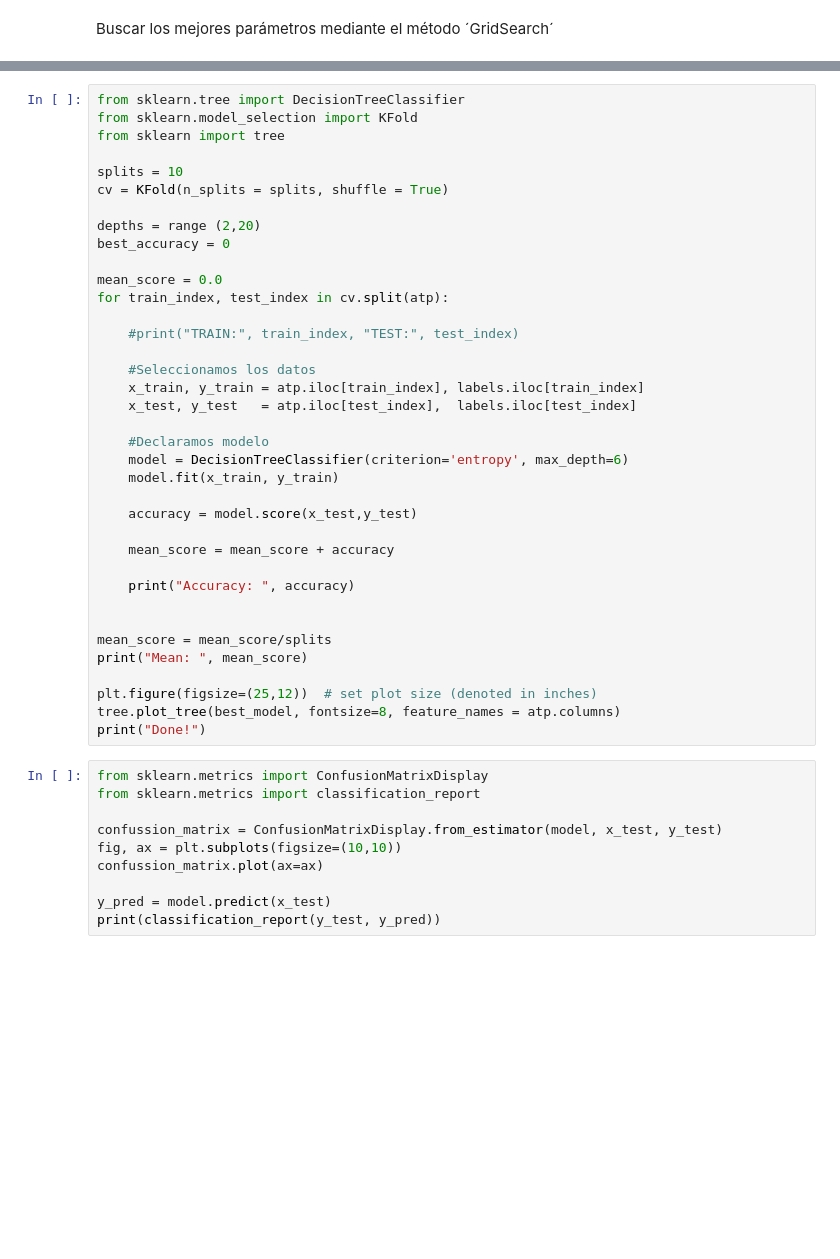
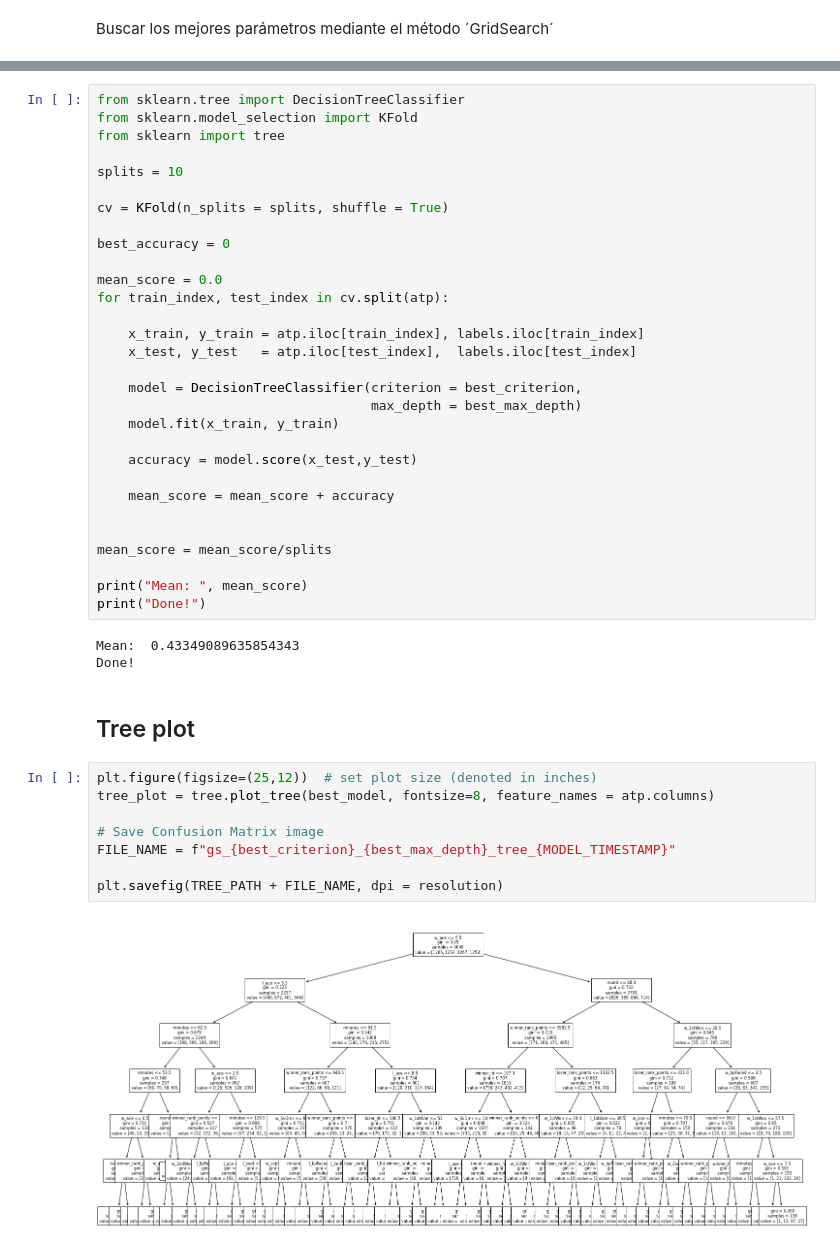
Before and after one commit to luperezsal/DM-Classification-Tree, a Jupyter notebook: Main.ipynb, the cells around one changed output, grey strips where cells are left out. Cells and saved outputs as stored; diff of their text form; blank space fills up the shorter version.

Commit message:
[REFACTOR] Save results from GridSearch and gitignore initialize

```diff
--- a/Main.ipynb
+++ b/Main.ipynb
@@ -327,44 +332,42 @@ from sklearn.model_selection import KFold
 from sklearn import tree
 
 splits = 10
+
 cv = KFold(n_splits = splits, shuffle = True)
 
-depths = range (2,20)
 best_accuracy = 0
 
 mean_score = 0.0
 for train_index, test_index in cv.split(atp):
 
-    #print("TRAIN:", train_index, "TEST:", test_index)
-
-    #Seleccionamos los datos
     x_train, y_train = atp.iloc[train_index], labels.iloc[train_index]
     x_test, y_test   = atp.iloc[test_index],  labels.iloc[test_index]
 
-    #Declaramos modelo
-    model = DecisionTreeClassifier(criterion='entropy', max_depth=6)
+    model = DecisionTreeClassifier(criterion = best_criterion,
+                                   max_depth = best_max_depth)
     model.fit(x_train, y_train)
 
     accuracy = model.score(x_test,y_test)
 
     mean_score = mean_score + accuracy
 
-    print("Accuracy: ", accuracy)
-
 
 mean_score = mean_score/splits
+
 print("Mean: ", mean_score)
-
-plt.figure(figsize=(25,12))  # set plot size (denoted in inches)
-tree.plot_tree(best_model, fontsize=8, feature_names = atp.columns)
 print("Done!")
+# %% [output]
+Mean:  0.43349089635854343
+Done!
-# %%
-from sklearn.metrics import ConfusionMatrixDisplay
-from sklearn.metrics import classification_report
-
-confussion_matrix = ConfusionMatrixDisplay.from_estimator(model, x_test, y_test)
-fig, ax = plt.subplots(figsize=(10,10))
-confussion_matrix.plot(ax=ax)
-
-y_pred = model.predict(x_test)
-print(classification_report(y_test, y_pred))
+# %% [markdown]
+## Tree plot
+# %%
+plt.figure(figsize=(25,12))  # set plot size (denoted in inches)
+tree_plot = tree.plot_tree(best_model, fontsize=8, feature_names = atp.columns)
+
+# Save Confusion Matrix image
+FILE_NAME = f"gs_{best_criterion}_{best_max_depth}_tree_{MODEL_TIMESTAMP}"
+
+plt.savefig(TREE_PATH + FILE_NAME, dpi = resolution)
+# %% [output]
+[figure, added]
```
Also changed, not shown: parts of 10 cells of this notebook, 6 other files.
